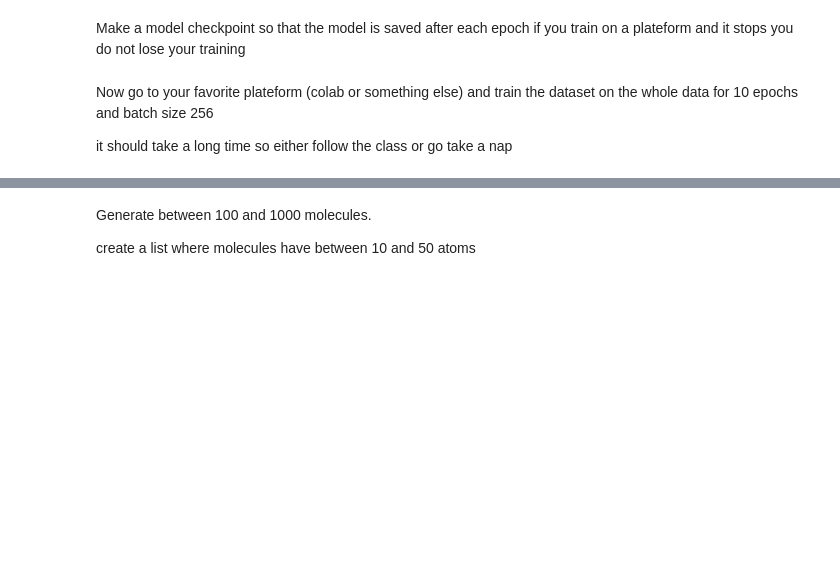
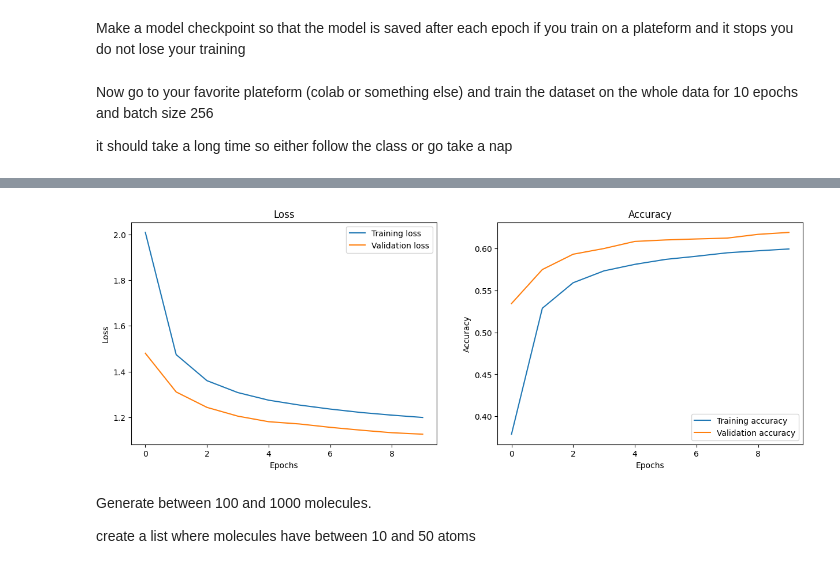
Before and after one commit to Coartix/ML-BIO, a Jupyter notebook: 2.ML_Molecules/2.Generating_molecules_for_drug_discovery_(kind of)_etudiant.ipynb, the cells around one changed output, grey strips where cells are left out. Drawn from its saved outputs; the diff is of its cells as text; code cells hidden in the pictures; blank space fills up the shorter version.

```diff
--- a/2.ML_Molecules/2.Generating_molecules_for_drug_discovery_(kind of)_etudiant.ipynb
+++ b/2.ML_Molecules/2.Generating_molecules_for_drug_discovery_(kind of)_etudiant.ipynb
@@ -121,2 +301,8 @@ Add a Dense layer on top with with the appropriate activation function and numbe
 # %% [markdown]
 Compile the model with the appropriate loss function and the adam optimizer
+# %%
+# Compile the model with an appropriate loss function, optimizer, and metrics
+model.compile(loss='categorical_crossentropy', optimizer='adam', metrics=['accuracy'])
+
+# Print a summary of the model architecture
+model.summary()
@@ -123,2 +329,4 @@ Compile the model with the appropriate loss function and the adam optimizer
 # %% [markdown]
 Train the model on 20 epochs and 10 examples (yeah you read correctly) and check that the model overfits !
+# %%
+model.fit(X_train[:1], y_train[:1], epochs=20, batch_size=10)
@@ -135,3 +430,15 @@ if you train on a plateform and it stops you do not lose your training
 Now go to your favorite plateform (colab or something else) and train the dataset on the whole data for 10 epochs and batch size 256
 
 it should take a long time so either follow the class or go take a nap
+# %%
+batch_size = 256
+epochs = 10
+
+# Since we train on CPU we'll only train on 50% of the data (sorry)
+fraction_to_use = 0.5
+
+random_indices = np.random.choice(len(X_train), size=int(fraction_to_use * len(X_train)), replace=False)
+X_train_subset = X_train[random_indices]
+y_train_subset = y_train[random_indices]
+
+history = model.fit(X_train_subset, y_train_subset, batch_size=batch_size, epochs=epochs, validation_split=0.2, callbacks=[model_checkpoint_callback])
@@ -138,3 +476,29 @@ it should take a long time so either follow the class or go take a nap
+# %%
+# Plot the training and validation loss and accuracy
+import matplotlib.pyplot as plt
+
+def plot_history(history):
+    fig, (ax1, ax2) = plt.subplots(1, 2, figsize=(15, 5))
+
+    ax1.plot(history.history['loss'], label='Training loss')
+    ax1.plot(history.history['val_loss'], label='Validation loss')
+    ax1.legend()
+    ax1.set_xlabel('Epochs')
+    ax1.set_ylabel('Loss')
+    ax1.set_title('Loss')
+
+    ax2.plot(history.history['accuracy'], label='Training accuracy')
+    ax2.plot(history.history['val_accuracy'], label='Validation accuracy')
+    ax2.legend()
+    ax2.set_xlabel('Epochs')
+    ax2.set_ylabel('Accuracy')
+    ax2.set_title('Accuracy')
+
+    plt.show()
+
+plot_history(history)
+# %% [output]
+[figure, added]
 # %% [markdown]
 Generate between 100 and 1000 molecules.
 
```
Also changed, not shown: parts of 30 cells of this notebook.
